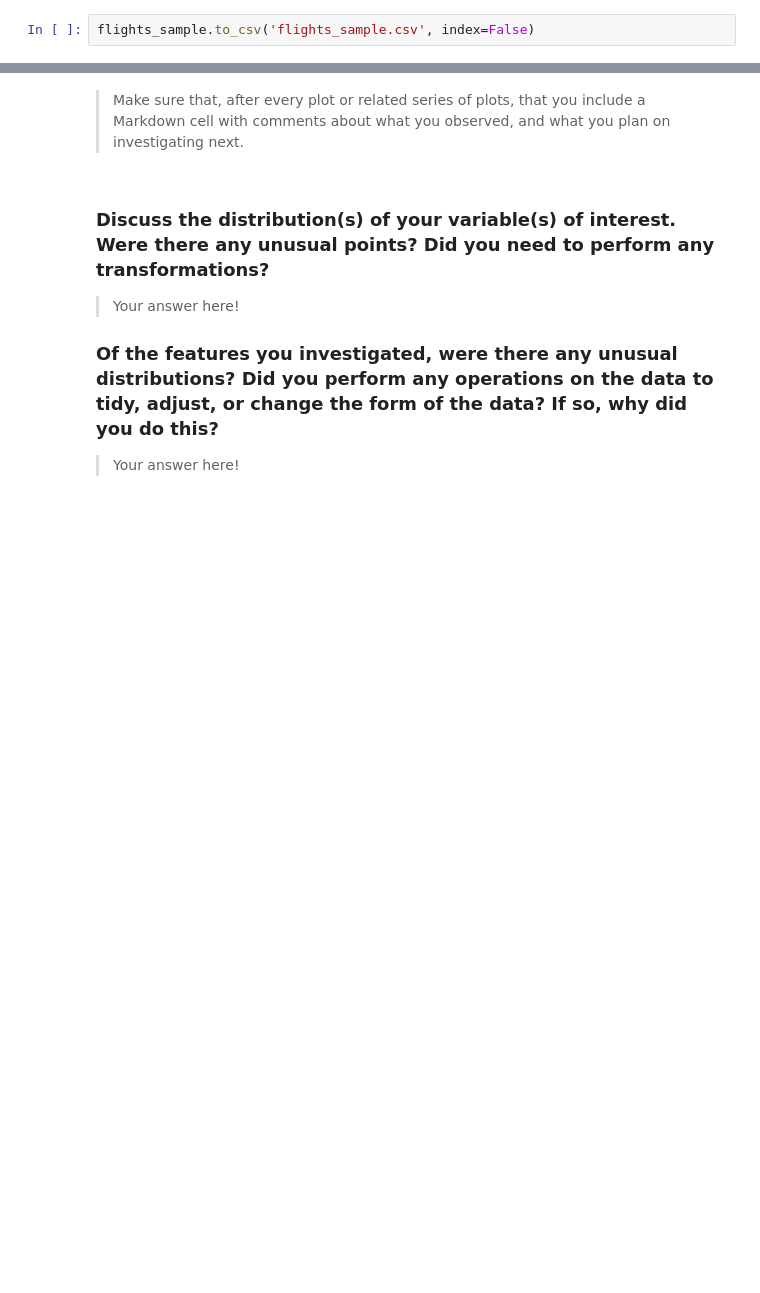
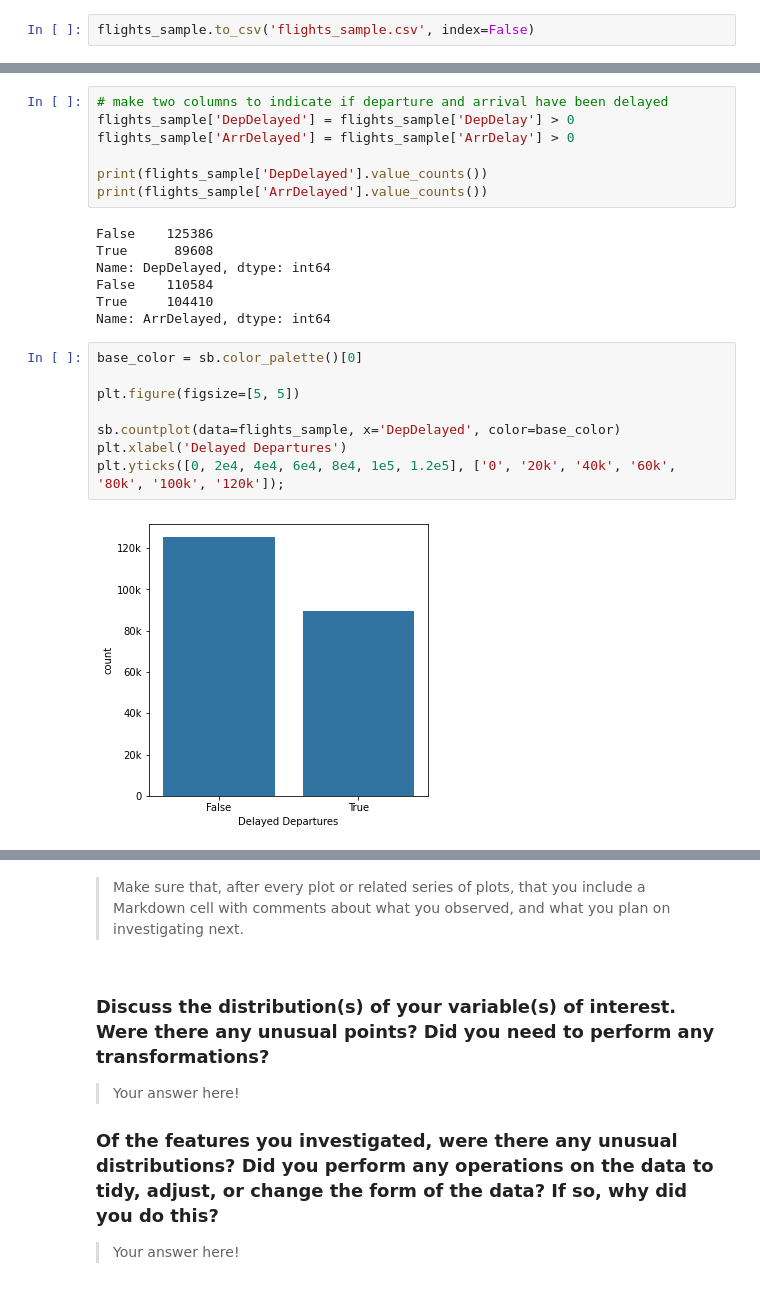
Before and after one commit to leqilu67/flights_study, a Jupyter notebook: flights_data_exploration.ipynb, the cells around one changed output, grey strips where cells are left out. Saved outputs shown, nothing was run; the diff lists cells and outputs as text; blank space fills up the shorter version.

```diff
--- a/flights_data_exploration.ipynb
+++ b/flights_data_exploration.ipynb
@@ -376,0 +378,24 @@ and prepare yourself to look at relationships between variables.
+# %%
+# make two columns to indicate if departure and arrival have been delayed
+flights_sample['DepDelayed'] = flights_sample['DepDelay'] > 0
+flights_sample['ArrDelayed'] = flights_sample['ArrDelay'] > 0
+
+print(flights_sample['DepDelayed'].value_counts())
+print(flights_sample['ArrDelayed'].value_counts())
+# %% [output]
+False    125386
+True      89608
+Name: DepDelayed, dtype: int64
+False    110584
+True     104410
+Name: ArrDelayed, dtype: int64
+# %%
+base_color = sb.color_palette()[0]
+
+plt.figure(figsize=[5, 5])
+
+sb.countplot(data=flights_sample, x='DepDelayed', color=base_color)
+plt.xlabel('Delayed Departures')
+plt.yticks([0, 2e4, 4e4, 6e4, 8e4, 1e5, 1.2e5], ['0', '20k', '40k', '60k', '80k', '100k', '120k']);
+# %% [output]
+[figure, added]
```
Also changed, not shown: parts of 23 cells of this notebook, 1 other file.
